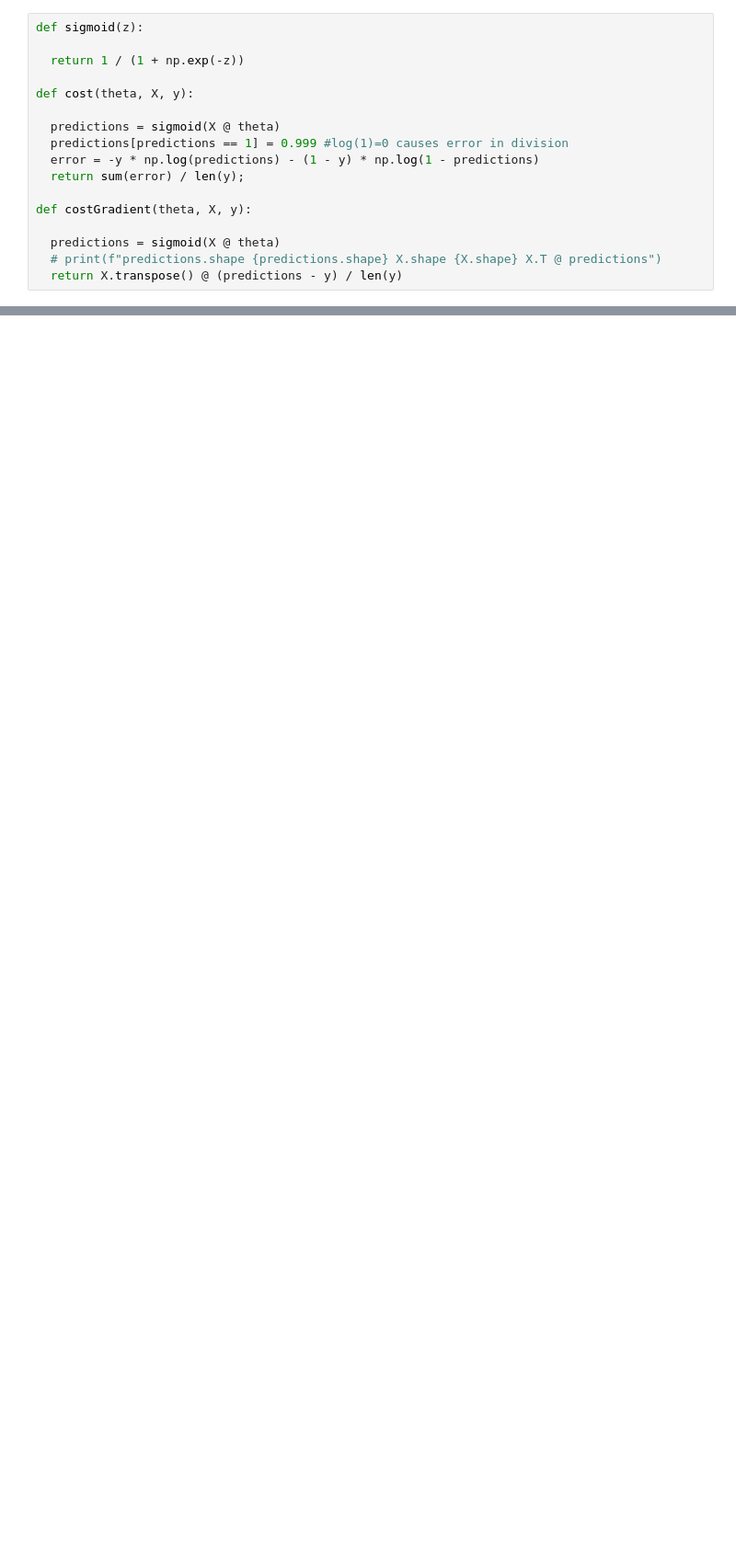
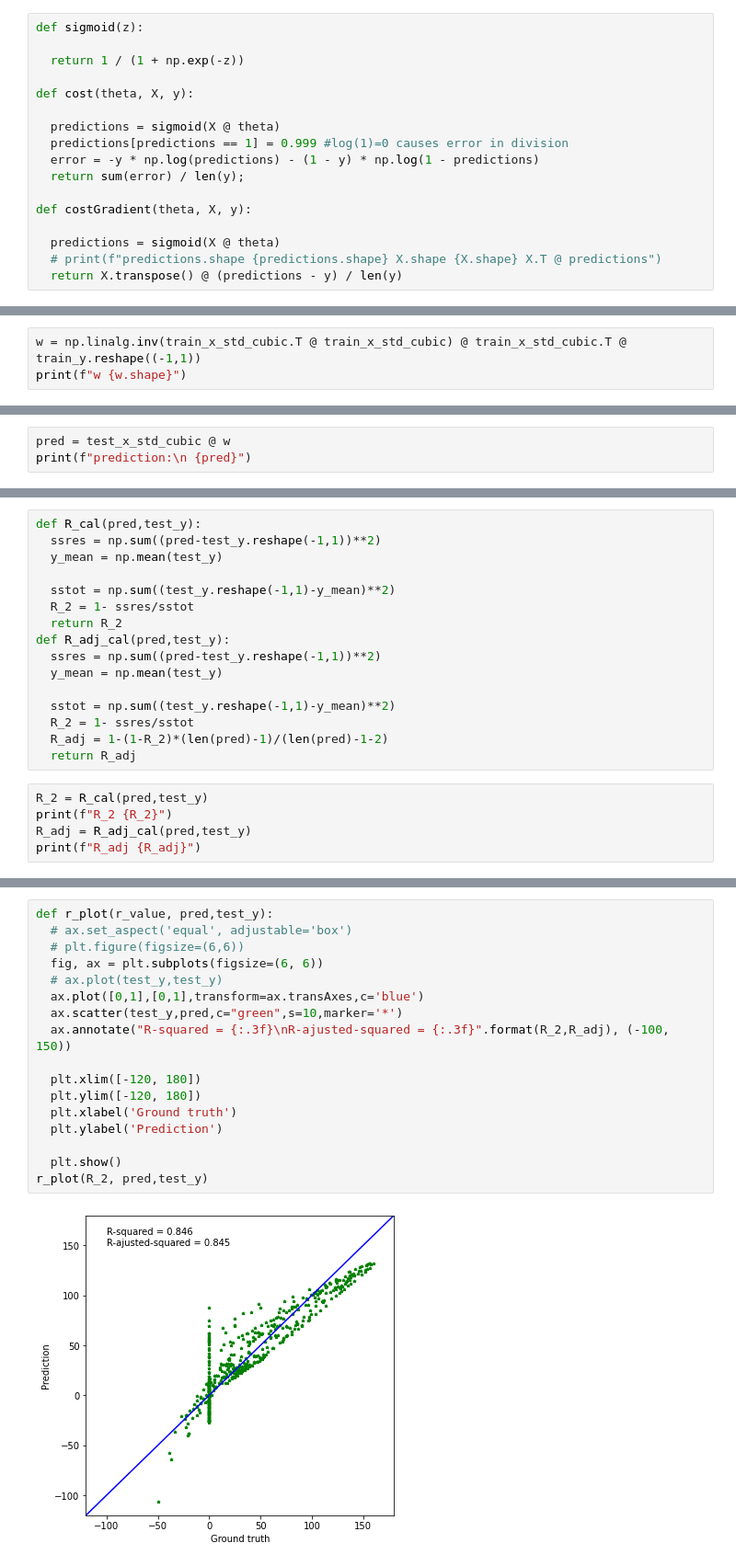
Before and after one commit to linjiw/787, a Jupyter notebook: hw4.ipynb, the cells around one changed output, grey strips where cells are left out. Shown at 92% size. Drawn from its saved outputs; the diff is of its cells as text; blank space fills up the shorter version.

```diff
--- a/hw4.ipynb
+++ b/hw4.ipynb
@@ -123,0 +372,3 @@ np.save('w.npy',w_all)
+# %%
+w = np.linalg.inv(train_x_std_cubic.T @ train_x_std_cubic) @ train_x_std_cubic.T @ train_y.reshape((-1,1))
+print(f"w {w.shape}")
@@ -123,0 +379,3 @@ np.save('w.npy',w_all)
+# %%
+pred = test_x_std_cubic @ w
+print(f"prediction:\n {pred}")
@@ -123,0 +411,21 @@ np.save('w.npy',w_all)
+# %%
+def R_cal(pred,test_y):
+  ssres = np.sum((pred-test_y.reshape(-1,1))**2)
+  y_mean = np.mean(test_y)
+
+  sstot = np.sum((test_y.reshape(-1,1)-y_mean)**2)
+  R_2 = 1- ssres/sstot
+  return R_2
+def R_adj_cal(pred,test_y):
+  ssres = np.sum((pred-test_y.reshape(-1,1))**2)
+  y_mean = np.mean(test_y)
+
+  sstot = np.sum((test_y.reshape(-1,1)-y_mean)**2)
+  R_2 = 1- ssres/sstot
+  R_adj = 1-(1-R_2)*(len(pred)-1)/(len(pred)-1-2)
+  return R_adj
+# %%
+R_2 = R_cal(pred,test_y)
+print(f"R_2 {R_2}")
+R_adj = R_adj_cal(pred,test_y)
+print(f"R_adj {R_adj}")
@@ -123,0 +435,19 @@ np.save('w.npy',w_all)
+# %%
+def r_plot(r_value, pred,test_y):
+  # ax.set_aspect('equal', adjustable='box')
+  # plt.figure(figsize=(6,6))
+  fig, ax = plt.subplots(figsize=(6, 6))
+  # ax.plot(test_y,test_y)
+  ax.plot([0,1],[0,1],transform=ax.transAxes,c='blue')
+  ax.scatter(test_y,pred,c="green",s=10,marker='*')
+  ax.annotate("R-squared = {:.3f}\nR-ajusted-squared = {:.3f}".format(R_2,R_adj), (-100, 150))
+
+  plt.xlim([-120, 180])
+  plt.ylim([-120, 180])
+  plt.xlabel('Ground truth')
+  plt.ylabel('Prediction')
+
+  plt.show()
+r_plot(R_2, pred,test_y)
+# %% [output]
+[figure, added]
```
Also changed, not shown: parts of 70 cells of this notebook.
